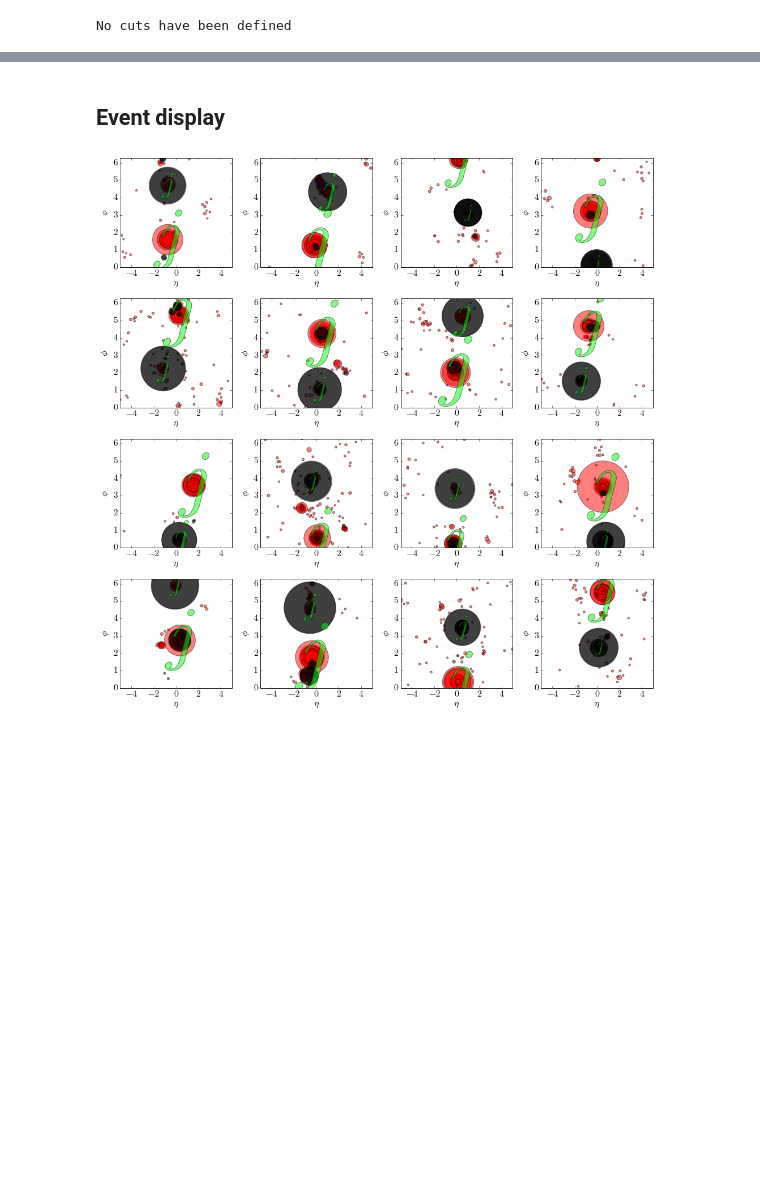
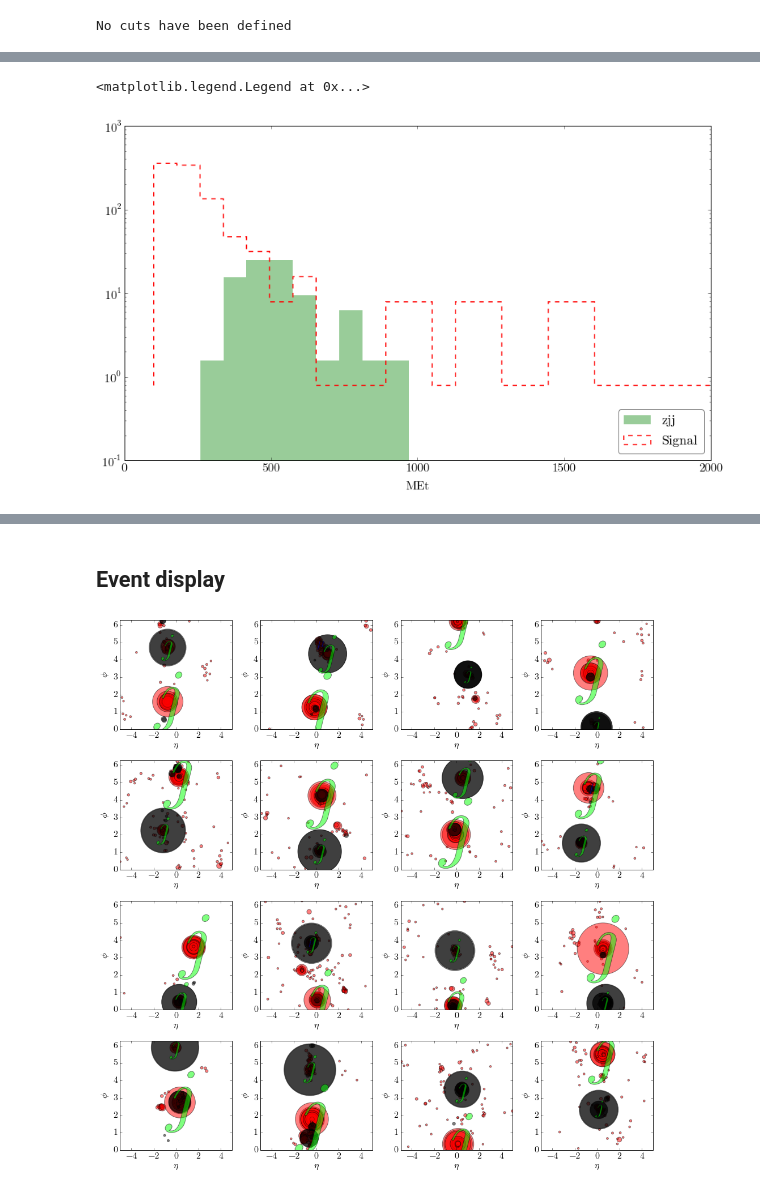
Before and after one commit to smsharma/DarkShowers, a Jupyter notebook: analysis/analysis.ipynb, the cells around one changed output, grey strips where cells are left out. Cells and saved outputs as stored; diff of their text form; code cells hidden in the pictures; blank space fills up the shorter version.

```diff
--- a/analysis/analysis.ipynb
+++ b/analysis/analysis.ipynb
@@ -78,2 +84,15 @@ plts.hist_all(sig,[bkg_zjj],[r"$(Z\rightarrow\nu\nu)jj$"])
+# %%
+plt.rcParams['figure.figsize'] = 14, 8
+plt.rcParams['axes.labelsize'] = 16
+plt.rcParams['font.size'] = 16
+var = 'MEt'
+binning = np.linspace(100,2000,25)
+plt.hist([list(bkg_zjj.data[var])], bins=binning, stacked=True,color="green", weights=[bkg_zjj.w], log=True, alpha=0.4, lw=0, label='zjj')
+plt.hist(list(sig.data[var]), bins=binning, color="red", weights=sig.w, alpha=1.0, lw=1.5, label=r"${\rm Signal}$",histtype="step",linestyle="dashed",log=True)
+plt.xlabel(var, labelpad=10)
+plt.legend(loc='best', fancybox=True, framealpha=0.5)
+# %% [output]
+<matplotlib.legend.Legend at 0x...>
+[figure, added]
 # %%
 ct = Cuts()
```
Also changed, not shown: parts of 19 cells of this notebook, 2 other files.
